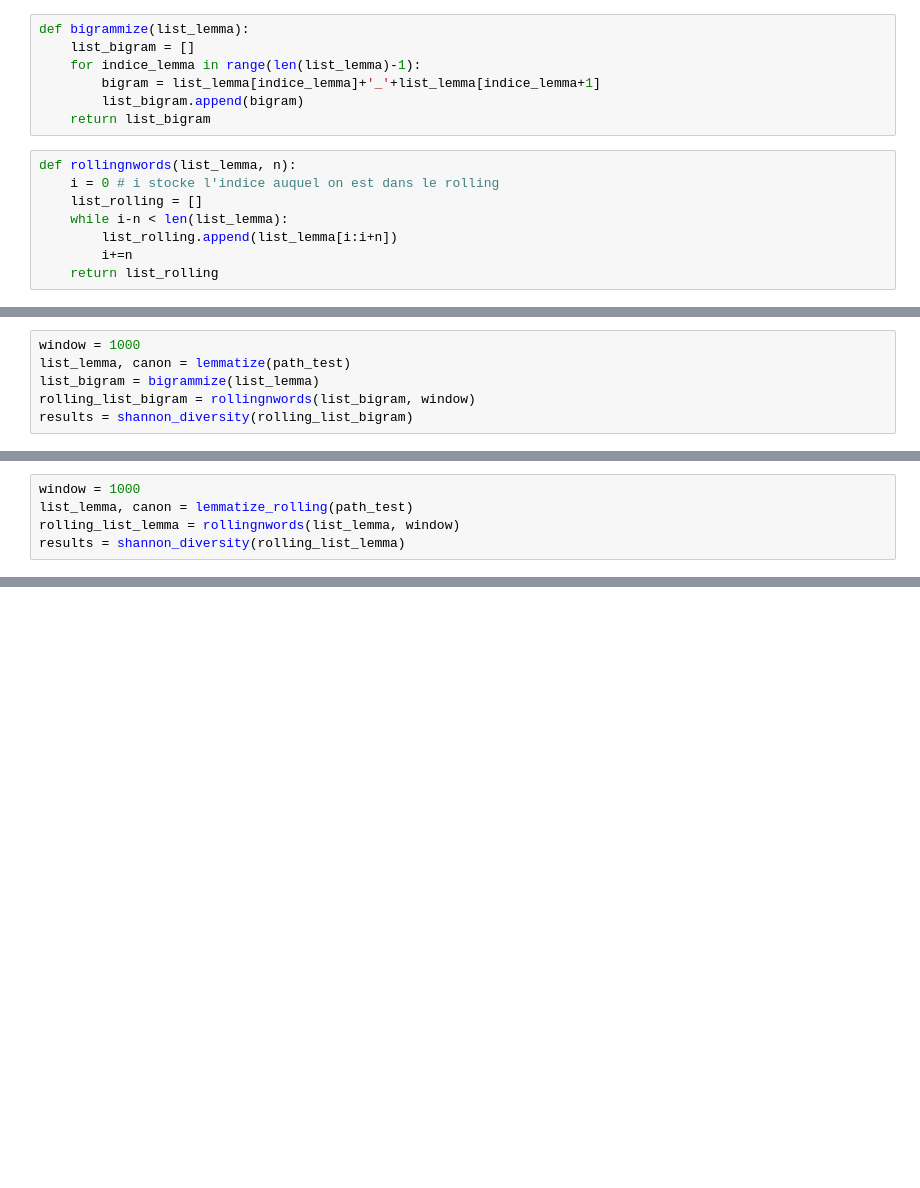
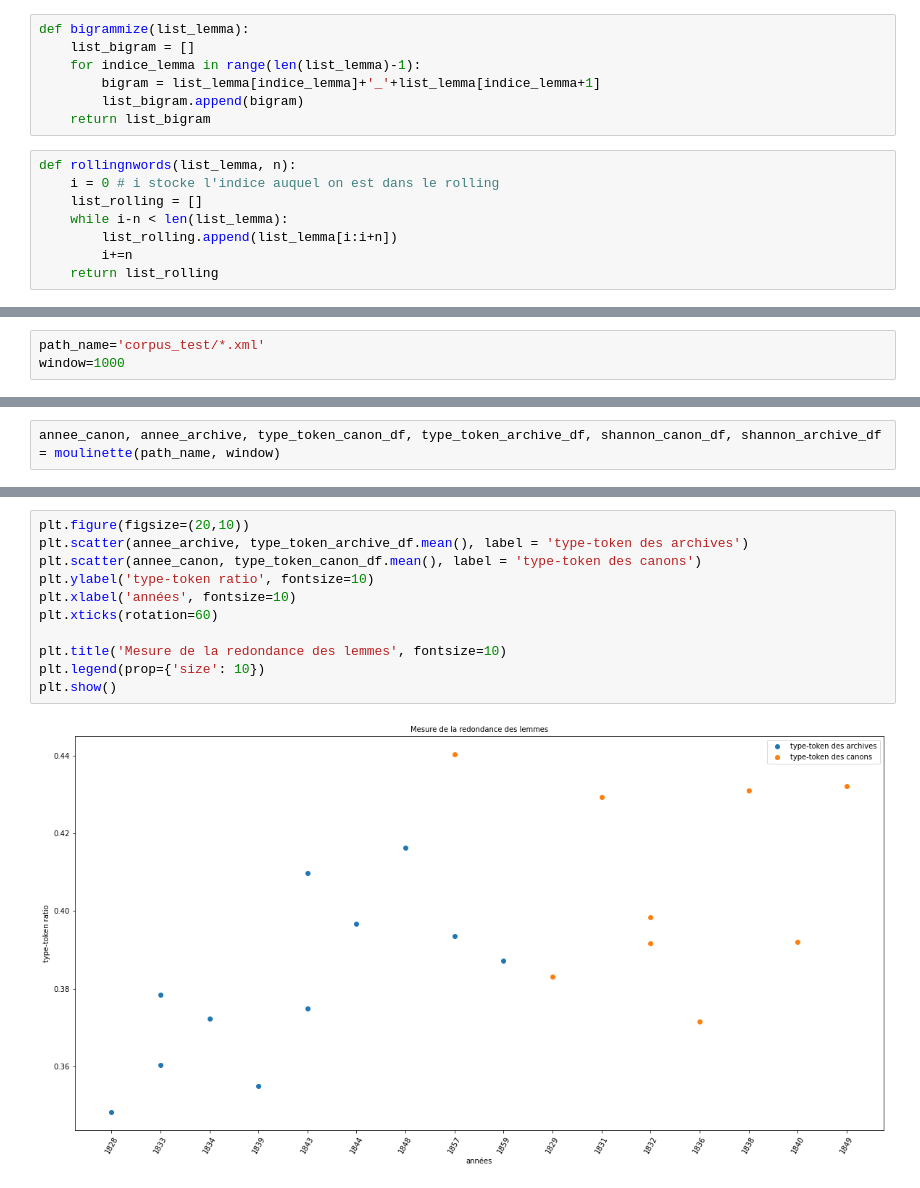
Before and after one commit to crazyjeannot/canons, a Jupyter notebook: rolling_stylometry.ipynb, the cells around one changed output, grey strips where cells are left out. Cells and saved outputs as stored; diff of their text form; blank space fills up the shorter version.

Commit message:
maj notebook rolling

```diff
--- a/rolling_stylometry.ipynb
+++ b/rolling_stylometry.ipynb
@@ -84,6 +62,0 @@ path_test = 'corpus_test/1857_Flaubert-Gustave_Madame-Bovary.xml'
-# %%
-window = 1000
-list_lemma, canon = lemmatize(path_test)
-list_bigram = bigrammize(list_lemma)
-rolling_list_bigram = rollingnwords(list_bigram, window)
-results = shannon_diversity(rolling_list_bigram)
@@ -122,5 +62,0 @@ path_test = 'corpus_test/1834_Foa-Eugenie_La-Femme-a-la-mode.xml'
-# %%
-window = 1000
-list_lemma, canon = lemmatize_rolling(path_test)
-rolling_list_lemma = rollingnwords(list_lemma, window)
-results = shannon_diversity(rolling_list_lemma)
@@ -144,0 +84,3 @@ print(results)# Gustave Flaubert
+# %%
+path_name='corpus_test/*.xml'
+window=1000
@@ -144,0 +130,2 @@ print(results)# Gustave Flaubert
+# %%
+annee_canon, annee_archive, type_token_canon_df, type_token_archive_df, shannon_canon_df, shannon_archive_df = moulinette(path_name, window)
@@ -144,0 +200,13 @@ print(results)# Gustave Flaubert
+# %%
+plt.figure(figsize=(20,10))
+plt.scatter(annee_archive, type_token_archive_df.mean(), label = 'type-token des archives')
+plt.scatter(annee_canon, type_token_canon_df.mean(), label = 'type-token des canons')
+plt.ylabel('type-token ratio', fontsize=10)
+plt.xlabel('années', fontsize=10)
+plt.xticks(rotation=60)
+
+plt.title('Mesure de la redondance des lemmes', fontsize=10)
+plt.legend(prop={'size': 10})
+plt.show()
+# %% [output]
+[figure, added]
```
Also changed, not shown: parts of 30 cells of this notebook.
